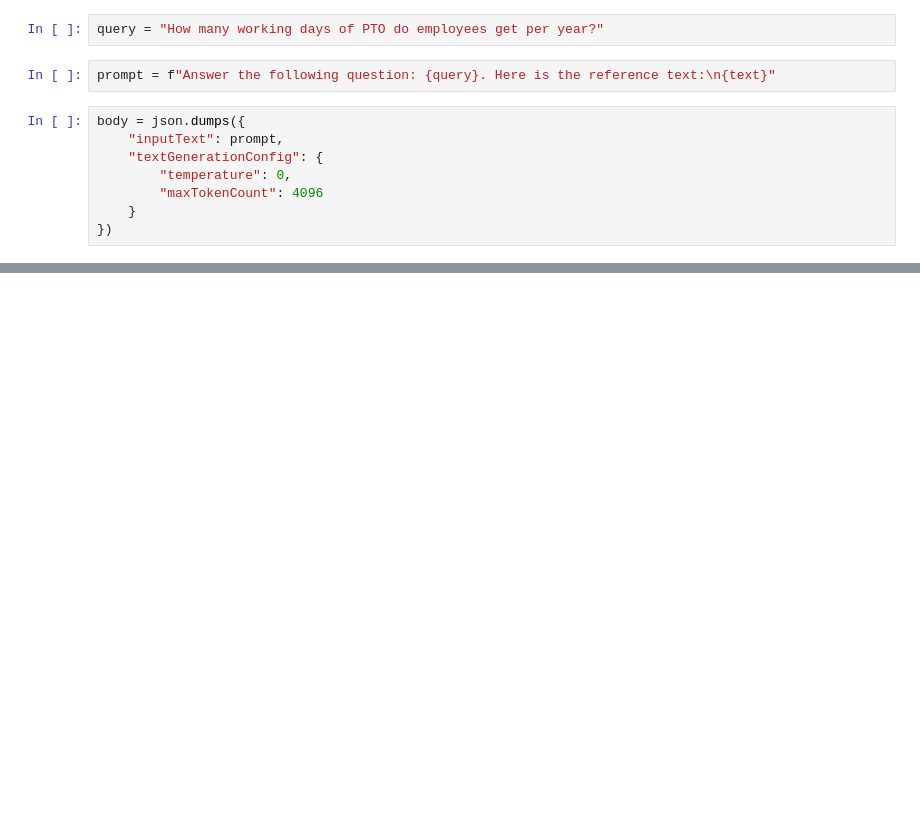
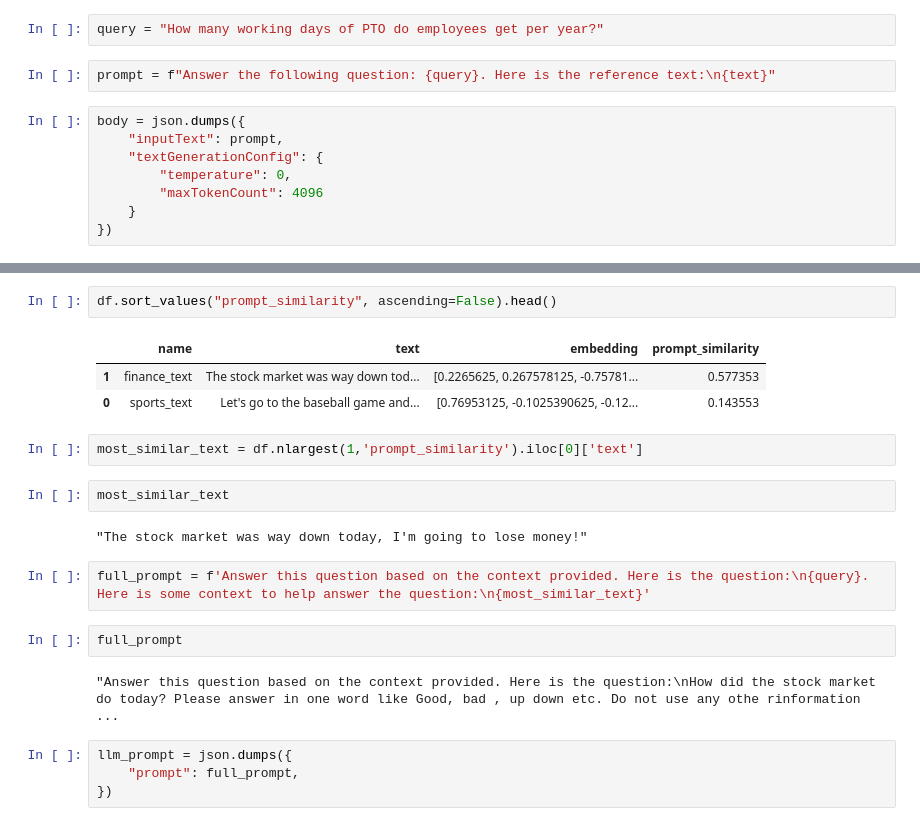
Before and after one commit to jimmypjoy/aimldemo, a Jupyter notebook: jupyterworkapce/17 aws bedrock/01 aws bedrock basics.ipynb, the cells around one changed output, grey strips where cells are left out. Drawn from its saved outputs; the diff is of its cells as text; blank space fills up the shorter version.

```diff
--- a/jupyterworkapce/17 aws bedrock/01 aws bedrock basics.ipynb
+++ b/jupyterworkapce/17 aws bedrock/01 aws bedrock basics.ipynb
@@ -146,0 +355,22 @@ print(response_body["results"][0]["outputText"])
+# %%
+df.sort_values("prompt_similarity", ascending=False).head()
+# %% [output]
+|  | name | text | embedding | prompt_similarity |
+| 1 | finance_text | The stock market was way down tod... | [0.2265625, 0.267578125, -0.75781... | 0.577353 |
+| 0 | sports_text | Let's go to the baseball game and... | [0.76953125, -0.1025390625, -0.12... | 0.143553 |
+# %%
+most_similar_text = df.nlargest(1,'prompt_similarity').iloc[0]['text']
+# %%
+most_similar_text
+# %% [output]
+"The stock market was way down today, I'm going to lose money!"
+# %%
+full_prompt = f'Answer this question based on the context provided. Here is the question:\n{query}. Here is some context to help answer the question:\n{most_similar_text}'
+# %%
+full_prompt
+# %% [output]
+"Answer this question based on the context provided. Here is the question:\nHow did the stock market do today? Please answer in one word like Good, bad , up down etc. Do not use any othe rinformation  ...
+# %%
+llm_prompt = json.dumps({
+    "prompt": full_prompt,
+})
```
Also changed, not shown: parts of 39 cells of this notebook, 6 other files.
